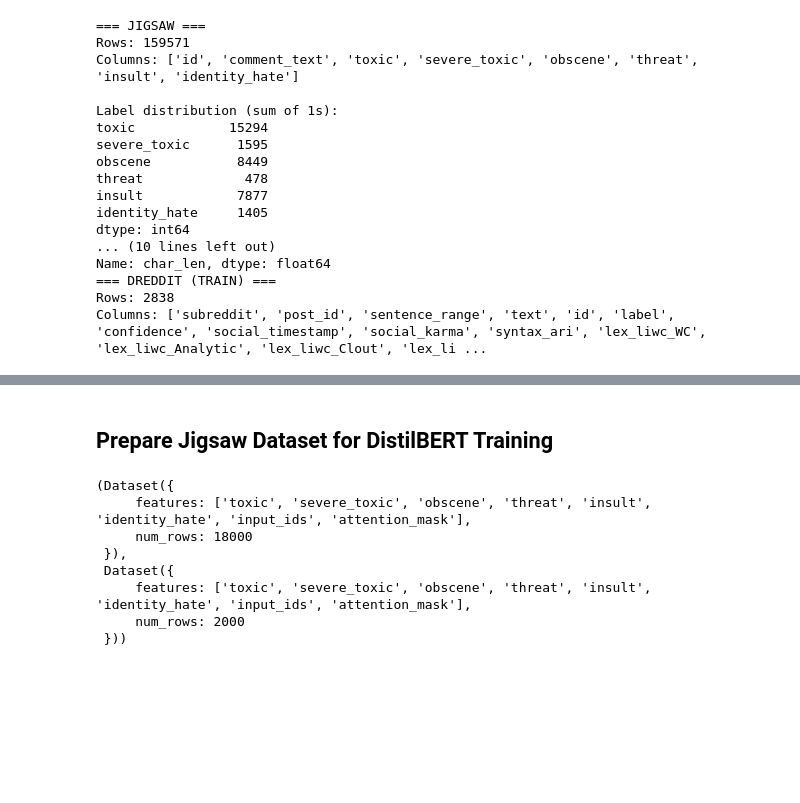
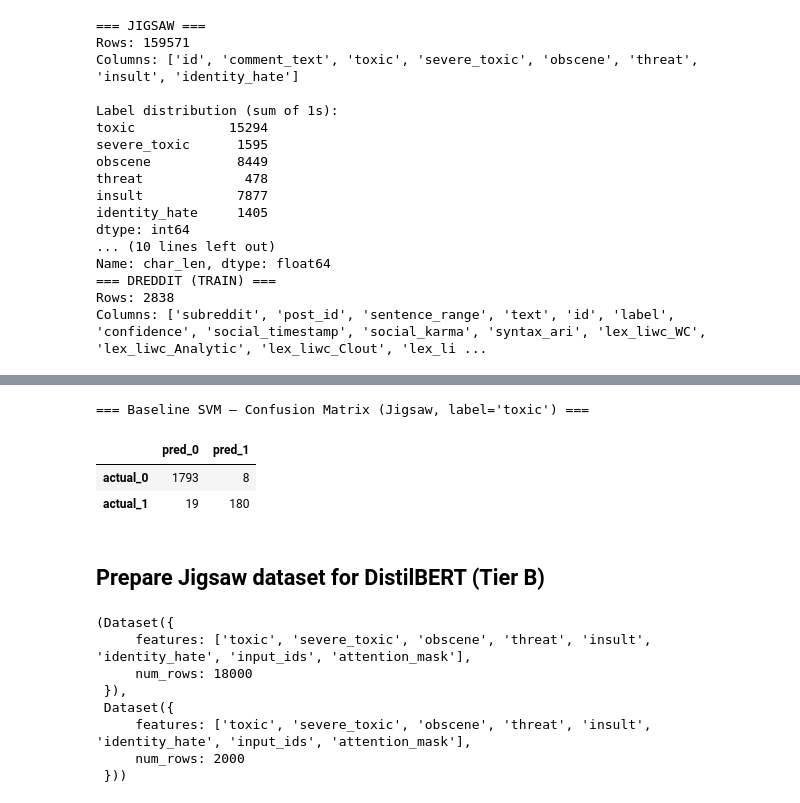
Before and after one commit to abdulmuksith3/textthreat-poc, a Jupyter notebook: notebooks/poc.ipynb, the cells around one changed output, grey strips where cells are left out. Cells and saved outputs as stored; diff of their text form; code cells hidden in the pictures; blank space fills up the shorter version.

```diff
--- a/notebooks/poc.ipynb
+++ b/notebooks/poc.ipynb
@@ -103,5 +193,81 @@ Columns: ['subreddit', 'post_id', 'sentence_range', 'text', 'id', 'label', 'conf
+# %%
+# === Confusion matrices: Baseline vs DistilBERT (Jigsaw) + Stress model (Dreaddit) ===
+from sklearn.metrics import confusion_matrix
+
+# -------- JIGSAW: compare Baseline SVM vs DistilBERT on "toxic" label --------
+
+# Use a common subset of Jigsaw for both models so comparison is fair
+cm_jig = jig.sample(n=2000, random_state=999).reset_index(drop=True)
+X_cm = cm_jig["comment_text"].astype(str)
+y_true_toxic = cm_jig["toxic"].values  # ground truth (0/1)
+
+# --- Baseline SVM predictions for "toxic" ---
+X_cm_tfidf = tfidf_toxic.transform(X_cm)
+# svm_clf.predict returns shape (n_samples, 6) for the 6 labels
+y_pred_base_all = svm_clf.predict(X_cm_tfidf)
+idx_toxic = LABEL_COLS.index("toxic")
+y_pred_base_toxic = y_pred_base_all[:, idx_toxic]
+
+cm_base = confusion_matrix(y_true_toxic, y_pred_base_toxic, labels=[0, 1])
+cm_base_df = pd.DataFrame(
+    cm_base,
+    index=["actual_0", "actual_1"],
+    columns=["pred_0", "pred_1"],
+)
+
+print("=== Baseline SVM – Confusion Matrix (Jigsaw, label='toxic') ===")
+display(cm_base_df)
+
+# --- DistilBERT predictions for "toxic" ---
+device = torch.device("cuda" if torch.cuda.is_available() else "cpu")
+model.to(device)
+model.eval()
+
+inputs_cm = tokenizer(
+    X_cm.tolist(),
+    truncation=True,
+    padding=True,
+    max_length=256,
+    return_tensors="pt",
+).to(device)
+
+with torch.no_grad():
+    logits_cm = model(**inputs_cm).logits
+probs_cm = torch.sigmoid(logits_cm).cpu().numpy()
+
+tox_probs_cm = probs_cm[:, idx_toxic]
+y_pred_bert_toxic = (tox_probs_cm >= 0.5).astype(int)
+
+cm_bert = confusion_matrix(y_true_toxic, y_pred_bert_toxic, labels=[0, 1])
+cm_bert_df = pd.DataFrame(
+    cm_bert,
+    index=["actual_0", "actual_1"],
+    columns=["pred_0", "pred_1"],
+)
+
+print("\\n=== DistilBERT – Confusion Matrix (Jigsaw, label='toxic') ===")
+display(cm_bert_df)
+
+# -------- DREADDIT: stress model confusion matrix (binary label) --------
+
+if dre is not None:
+    cm_stress = confusion_matrix(y_val_s, y_pred_s, labels=[0, 1])
+    cm_stress_df = pd.DataFrame(
+        cm_stress,
+        index=["actual_0", "actual_1"],
+        columns=["pred_0", "pred_1"],
+    )
+    print("\\n=== Stress Model – Confusion Matrix (Dreaddit, label='stress') ===")
+    display(cm_stress_df)
+else:
+    print("\\nDreaddit not loaded; skipping stress confusion matrix.")
+# %% [output]
+=== Baseline SVM – Confusion Matrix (Jigsaw, label='toxic') ===
+|  | pred_0 | pred_1 |
+| actual_0 | 1793 | 8 |
+| actual_1 | 19 | 180 |
 # %% [markdown]
-## Prepare Jigsaw Dataset for DistilBERT Training
+## Prepare Jigsaw dataset for DistilBERT (Tier B)
 # %%
 # Load via HuggingFace datasets from CSV
 dataset = load_dataset(
```
Also changed, not shown: parts of 14 cells of this notebook, 5 other files.
